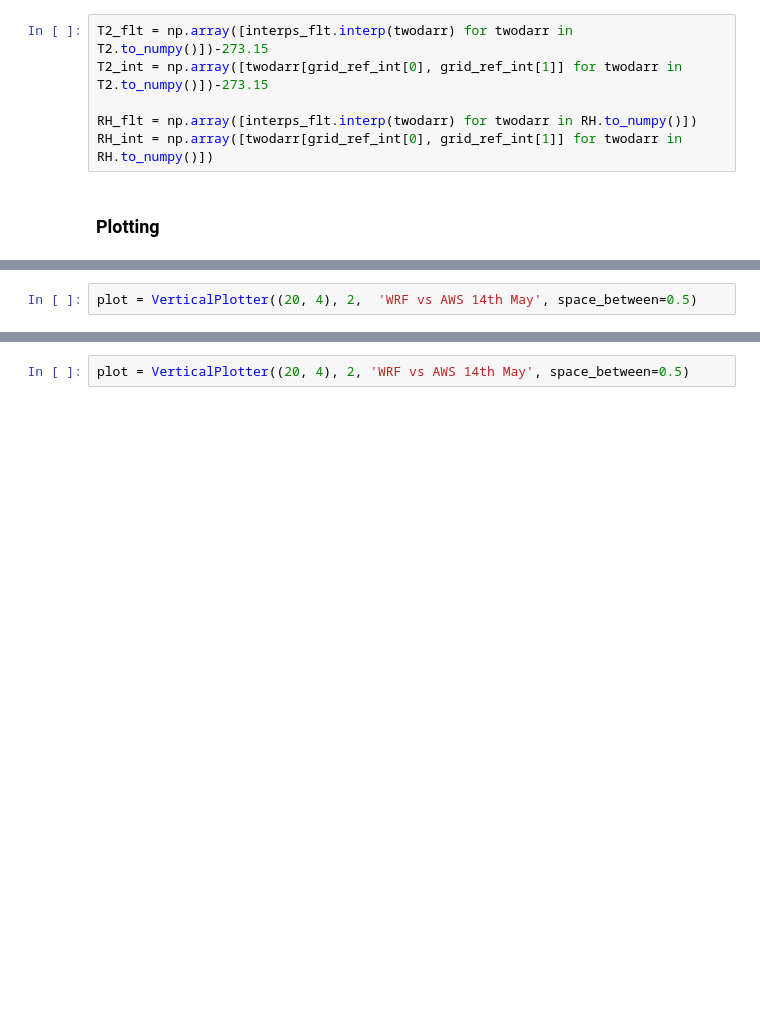
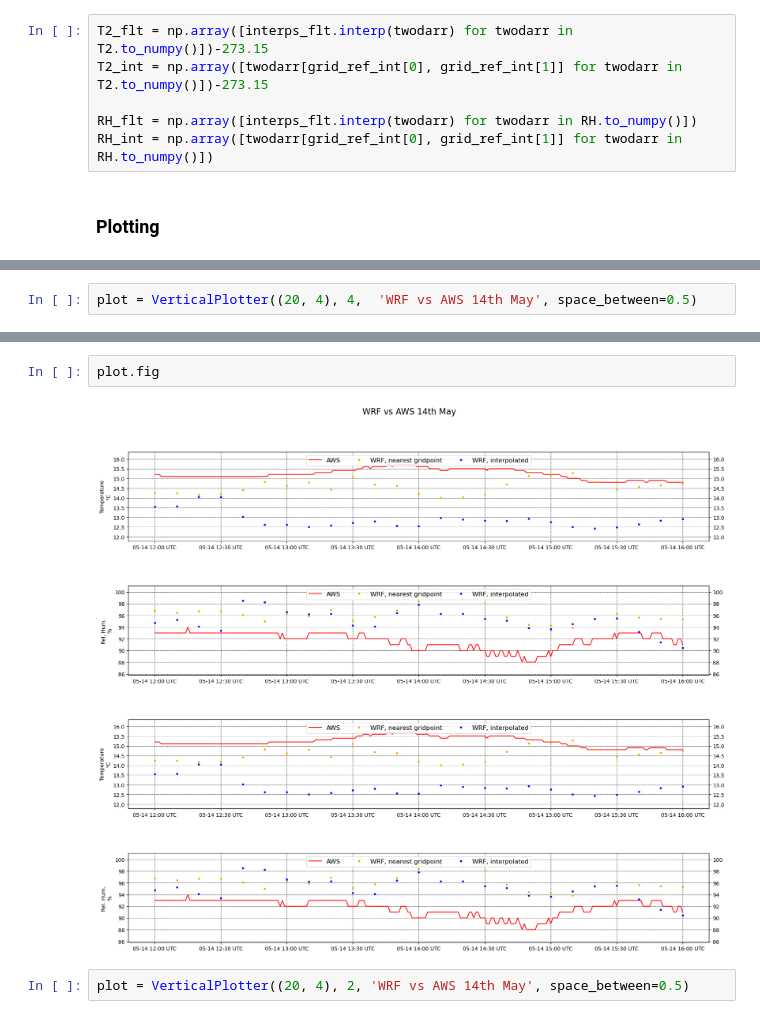
Before and after one commit to ncasuk/ammss-tutorial, a Jupyter notebook: AWS_WRF_stream_file_comparison.ipynb, the cells around one changed output, grey strips where cells are left out. Cells and saved outputs as stored; diff of their text form; blank space fills up the shorter version.

```diff
--- a/AWS_WRF_stream_file_comparison.ipynb
+++ b/AWS_WRF_stream_file_comparison.ipynb
@@ -215,7 +207,7 @@ rh_lines_all = [
     }
 ]
 # %%
-plot = VerticalPlotter((20, 4), 2,  'WRF vs AWS 14th May', space_between=0.5)
+plot = VerticalPlotter((20, 4), 4,  'WRF vs AWS 14th May', space_between=0.5)
 # %%
 plot.add_plot(temp_lines_all, f"Temperature\n{units_lookup['Temp']}", legend=True)
 plot.add_plot(rh_lines_all, f"Rel. Hum. \n{units_lookup['Humid']}", legend=True)
@@ -224,3 +219,7 @@ plot.add_plot(rh_lines_all, f"Rel. Hum. \n{units_lookup['Humid']}", legend=True)
+# %%
+plot.fig
+# %% [output]
+[figure, added]
 # %%
 plot = VerticalPlotter((20, 4), 2, 'WRF vs AWS 14th May', space_between=0.5)
 # %%
```
Also changed, not shown: parts of 4 cells of this notebook, 6 other files.
